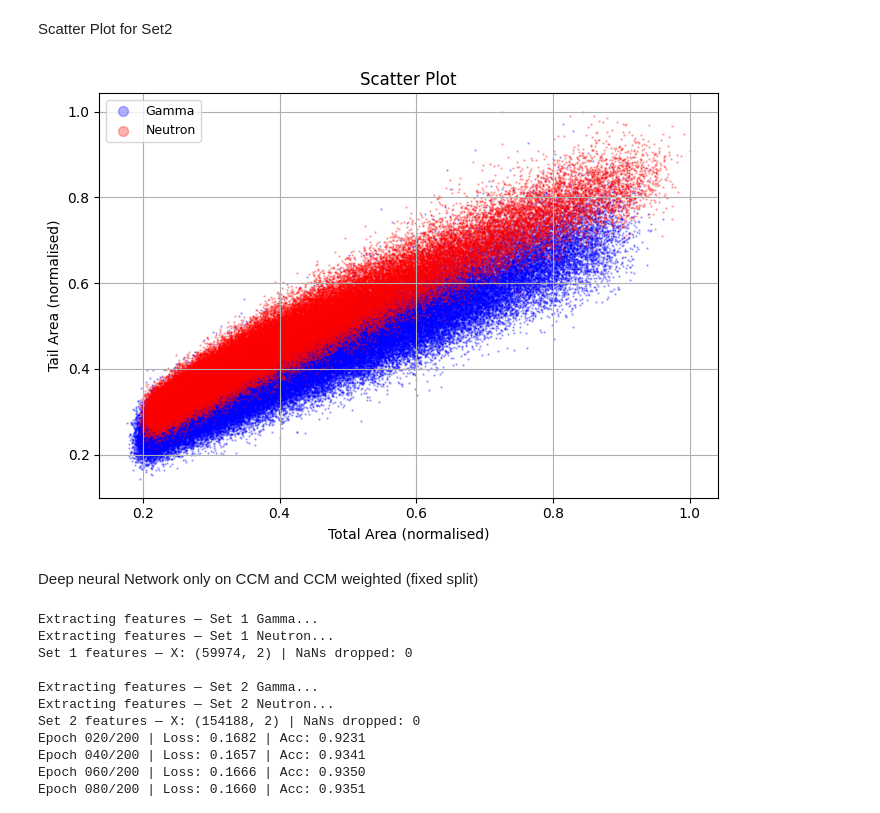
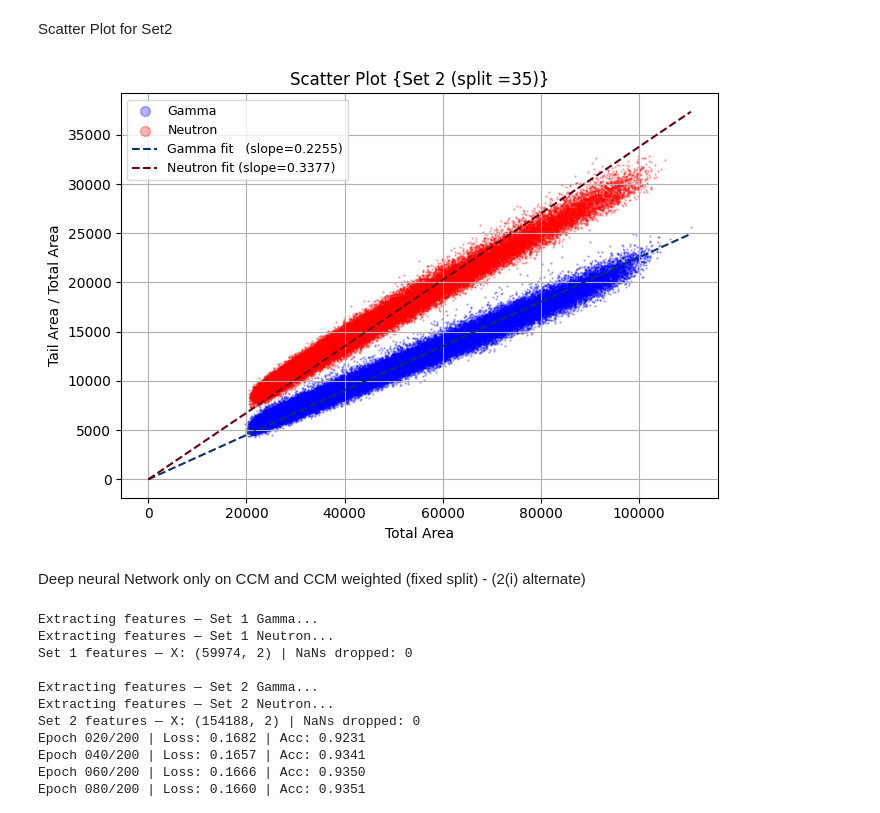
Before and after one commit to Jayanashah/Neutron-Gamma-discrimination-Project, a Jupyter notebook: 27.12.25-Code_Plastic_Scintillator_1.ipynb, the cells around one changed output. Drawn from its saved outputs; the diff is of its cells as text; code cells hidden in the pictures.

```diff
--- a/27.12.25-Code_Plastic_Scintillator_1.ipynb
+++ b/27.12.25-Code_Plastic_Scintillator_1.ipynb
@@ -130,8 +130,8 @@ from sklearn.metrics import accuracy_score, confusion_matrix, roc_auc_score
 def calculate_fom(gamma_data, neutron_data, bins=200):
     g_counts, g_edges = np.histogram(gamma_data, bins=bins)
     n_counts, n_edges = np.histogram(neutron_data, bins=bins)
-    g_mids = (g_edges[:-1] + g_edges[1:]) / 2
-    n_mids = (n_edges[:-1] + n_edges[1:]) / 2
+    g_mids = (g_edges[:-1] + g_edges ) / 2
+    n_mids = (n_edges[:-1] + n_edges ) / 2
 
     def get_fwhm(counts, mids):
         peak_idx  = np.argmax(counts)
@@ -2288,47 +2253,52 @@ Scatter Plot for Set2
 # %%
 # ── Scatter plot: Tail area vs Total area — Set 2 (matching Fig 6) ────────────
 
 short_start = 25
 long_end    = 185
-split       = 55      # tail starts here
+split       = 35      # tail starts here
 window      = 5
 
 # Smooth Set 2
-df_g_smooth = moving_average(df_clean_gamma.iloc[:,   :], window=window)
-df_n_smooth = moving_average(df_clean_neutron.iloc[:, :], window=window)
+df_g_smooth = moving_average(df_clean_gamma_AmBe.iloc[:,   :], window=window)
+df_n_smooth = moving_average(df_clean_neutron_AmBe.iloc[:, :], window=window)
 
 # Total area = sum over entire gate window (short_start to long_end)
 total_area_g = df_g_smooth.iloc[:, short_start:long_end].sum(axis=1)
 total_area_n = df_n_smooth.iloc[:, short_start:long_end].sum(axis=1)
 
 # Tail area = sum from split to long_end
 tail_area_g  = df_g_smooth.iloc[:, split:long_end].sum(axis=1)
 tail_area_n  = df_n_smooth.iloc[:, split:long_end].sum(axis=1)
 
-# Normalise by total area (matching paper's axes)
-tail_norm_g  = tail_area_g  / (tail_area_g.max()  + 1e-10)
-tail_norm_n  = tail_area_n  / (tail_area_n.max() + 1e-10)
-total_norm_g = total_area_g / (total_area_g.max() + 1e-10)
-total_norm_n = total_area_n / (total_area_n.max() + 1e-10)
 
+slope_g = np.sum(total_area_g * tail_area_g) / np.sum(total_area_g ** 2)
+slope_n = np.sum(total_area_n * tail_area_n) / np.sum(total_area_n ** 2)
+
+x_line = np.linspace(0, int(max(tail_area_g.max(),total_area_g.max(),tail_area_n.max(),total_area_n.max())),300)
+line_g  = slope_g * x_line
+line_n  = slope_n * x_line
 plt.figure(figsize=(7, 5))
-plt.scatter(total_norm_g, tail_norm_g, s=0.5, alpha=0.3,
+plt.scatter(total_area_g, tail_area_g, s=0.5, alpha=0.3,
             color='blue', label='Gamma')
-plt.scatter(total_norm_n, tail_norm_n, s=0.5, alpha=0.3,
+plt.scatter(total_area_n, tail_area_n, s=0.5, alpha=0.3,
             color='red',  label='Neutron')
-plt.xlabel("Total Area (normalised)")
-plt.ylabel("Tail Area (normalised)")
-plt.title("Scatter Plot")
+plt.plot(x_line, line_g, color='#08306B', linewidth=1.5, linestyle='--',
+         label=f'Gamma fit   (slope={slope_g:.4f})')
+plt.plot(x_line, line_n, color='#67000D',  linewidth=1.5, linestyle='--',
+         label=f'Neutron fit (slope={slope_n:.4f})')
+plt.xlabel("Total Area")
+plt.ylabel("Tail Area / Total Area")
+plt.title("Scatter Plot {Set 2 (split =35)}")
 plt.legend(markerscale=10, fontsize=9)
 plt.grid(True)
 for spine in plt.gca().spines.values():
     spine.set_visible(True)
 plt.tight_layout()
 plt.show()
 # %% [output]
-[figure, old version]
+[figure, new version]
 # %% [markdown]
-Deep neural Network only on CCM and CCM weighted (fixed split)
+Deep neural Network only on CCM and CCM weighted (fixed split) - (2(i) alternate)
 # %%
 # ── Feature extraction for Set 1 and Set 2 ───────────────────────────────────
 
```
Also changed, not shown: parts of 19 cells of this notebook, 1 other file.
